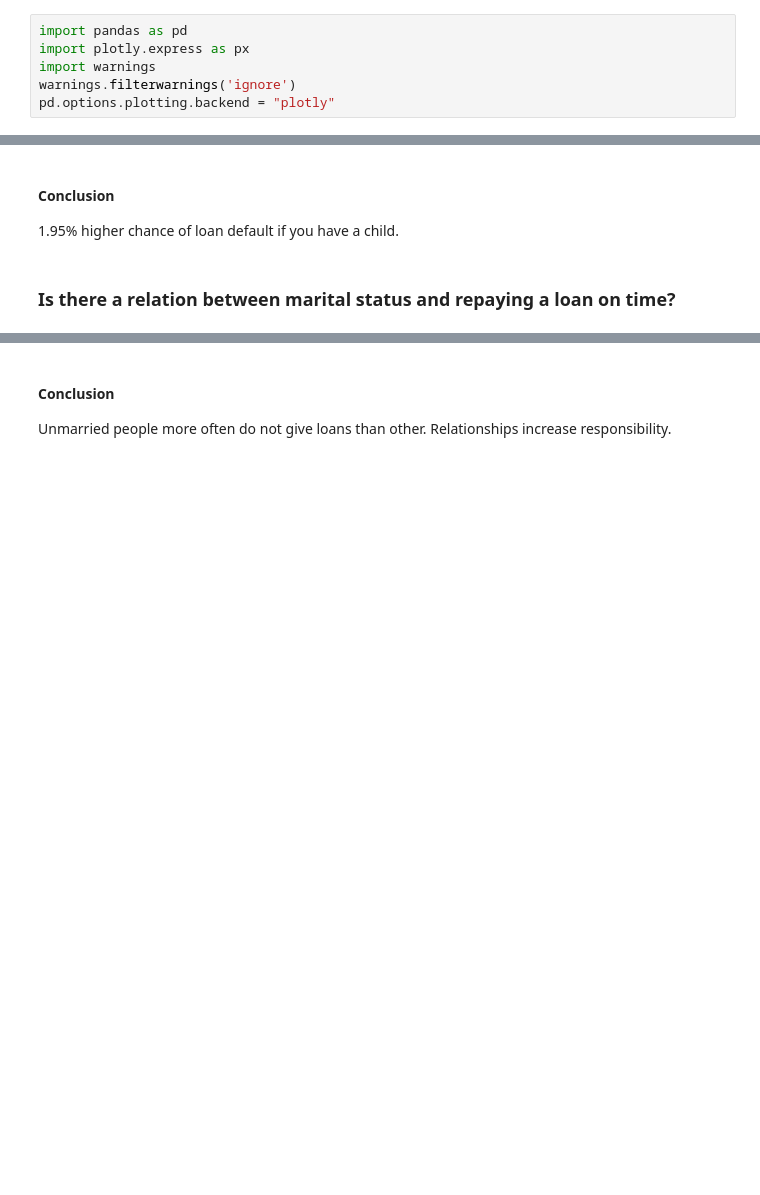
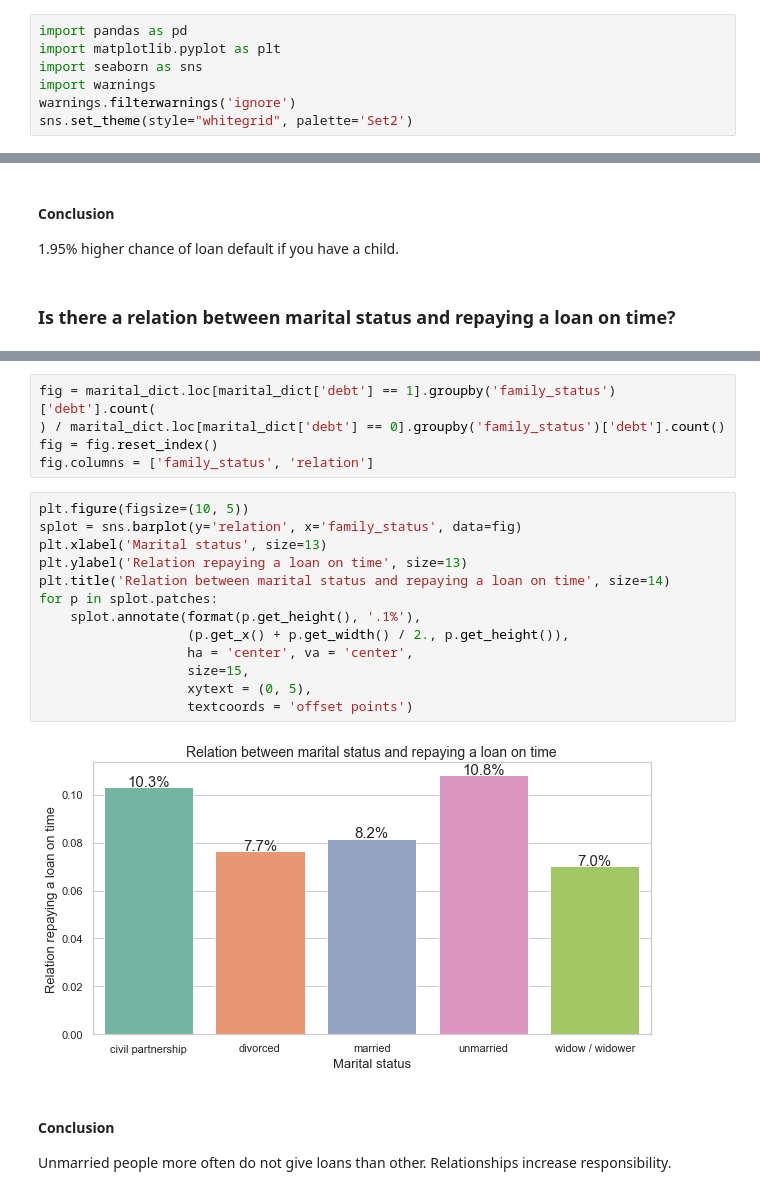
Before and after one commit to DmiDmiP/Data-Analysis, a Jupyter notebook: Analyzing borrowers’ risk of defaulting/Analyzing borrowers’ risk of defaulting.ipynb, the cells around one changed output, grey strips where cells are left out. Drawn from its saved outputs; the diff is of its cells as text; blank space fills up the shorter version.

Commit message:
change plotly to seaborn

```diff
--- a/Analyzing borrowers’ risk of defaulting/Analyzing borrowers’ risk of defaulting.ipynb
+++ b/Analyzing borrowers’ risk of defaulting/Analyzing borrowers’ risk of defaulting.ipynb
@@ -9,10 +9,11 @@ Analysis of the dependence of the presence of children, marital status and the p
 ## Step 1. Open the data file and have a look at the general information.
 # %%
 import pandas as pd
-import plotly.express as px
+import matplotlib.pyplot as plt
+import seaborn as sns
 import warnings
 warnings.filterwarnings('ignore')
-pd.options.plotting.backend = "plotly"
+sns.set_theme(style="whitegrid", palette='Set2')
 # %%
 data = pd.read_csv('credit_scoring_eng.csv')
 data.info()
@@ -214,3 +204,23 @@ fig.round(2).plot(kind='bar', template='plotly_white',
+# %%
+fig = marital_dict.loc[marital_dict['debt'] == 1].groupby('family_status')['debt'].count(
+) / marital_dict.loc[marital_dict['debt'] == 0].groupby('family_status')['debt'].count()
+fig = fig.reset_index()
+fig.columns = ['family_status', 'relation']
+# %%
+plt.figure(figsize=(10, 5))
+splot = sns.barplot(y='relation', x='family_status', data=fig)
+plt.xlabel('Marital status', size=13)
+plt.ylabel('Relation repaying a loan on time', size=13)
+plt.title('Relation between marital status and repaying a loan on time', size=14)
+for p in splot.patches:
+    splot.annotate(format(p.get_height(), '.1%'),
+                   (p.get_x() + p.get_width() / 2., p.get_height()),
+                   ha = 'center', va = 'center',
+                   size=15,
+                   xytext = (0, 5),
+                   textcoords = 'offset points')
+# %% [output]
+[figure, added]
 # %% [markdown]
 #### Conclusion
 Unmarried people more often do not give loans than other. Relationships increase responsibility.
```
Also changed, not shown: parts of 7 cells of this notebook.
